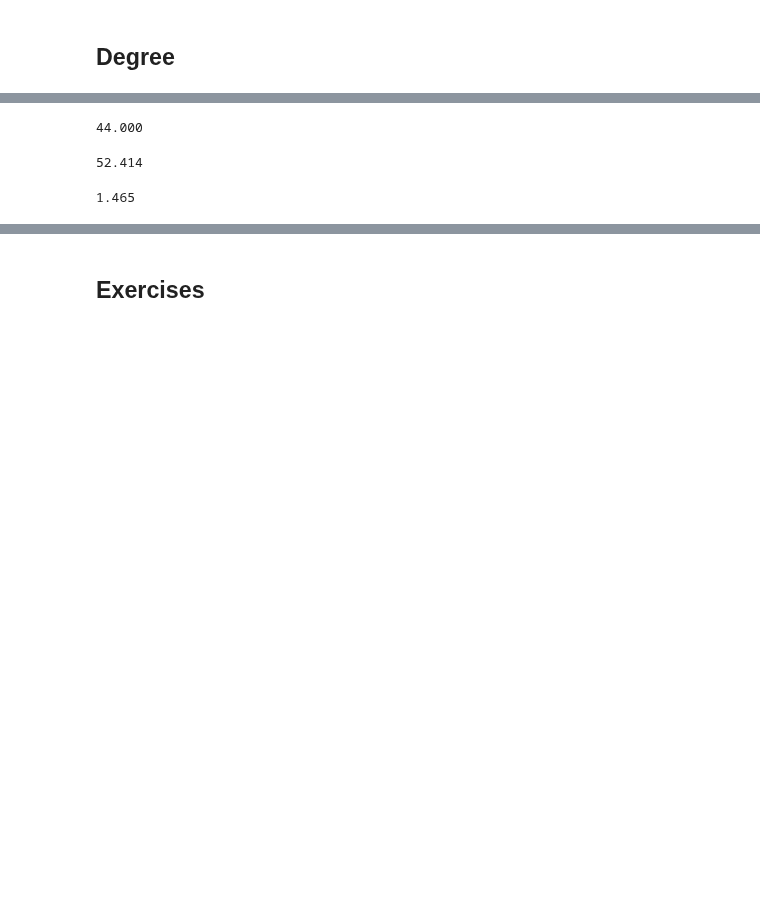
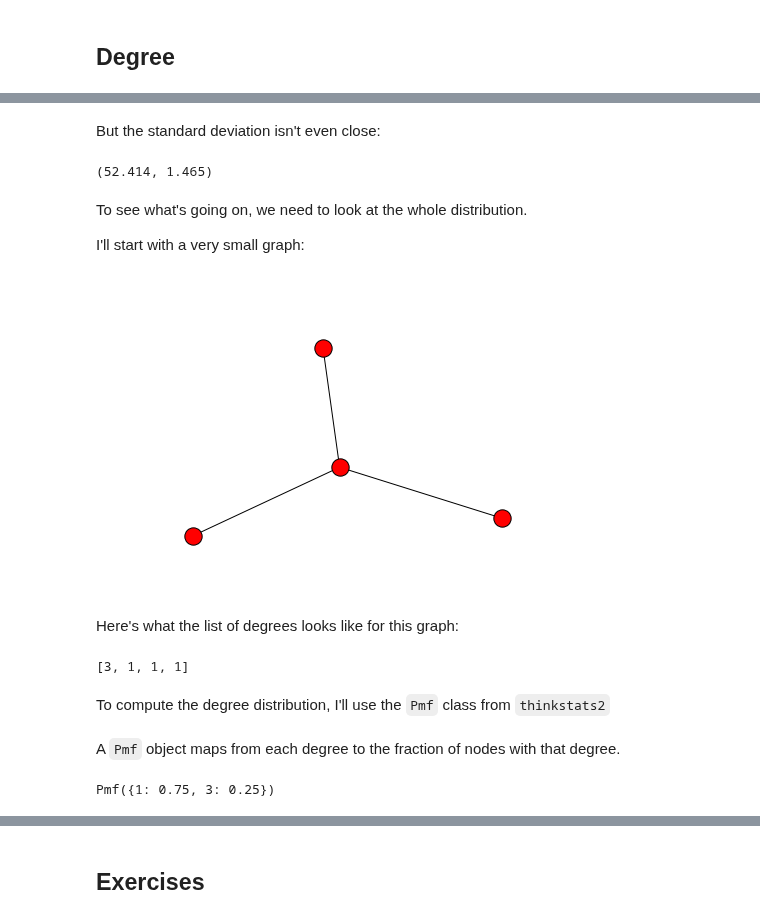
Before and after one commit to AllenDowney/ThinkComplexity2, a Jupyter notebook: code/chap04.ipynb, the cells around one changed output, grey strips where cells are left out. Cells and saved outputs as stored; diff of their text form; code cells hidden in the pictures; blank space fills up the shorter version.

```diff
--- a/code/chap04.ipynb
+++ b/code/chap04.ipynb
@@ -152,14 +175,34 @@ np.mean(degrees(fb))
+# %% [markdown]
+But the standard deviation isn't even close:
 # %%
-np.mean(degrees(ws))
+np.std(degrees(fb)), np.std(degrees(ws))
 # %% [output]
-44.000
+(52.414, 1.465)
-# %%
-np.std(degrees(fb))
-# %% [output]
-52.414
-# %%
-np.std(degrees(ws))
-# %% [output]
-1.465
+# %% [markdown]
+To see what's going on, we need to look at the whole distribution.
+
+I'll start with a very small graph:
+# %%
+G = nx.Graph()
+G.add_edge(1, 0)
+G.add_edge(2, 0)
+G.add_edge(3, 0)
+nx.draw(G)
+# %% [output]
+[figure, added]
+# %% [markdown]
+Here's what the list of degrees looks like for this graph:
+# %%
+degrees(G)
+# %% [output]
+[3, 1, 1, 1]
+# %% [markdown]
+To compute the degree distribution, I'll use the `Pmf` class from `thinkstats2`
 # %%
 from thinkstats2 import Pmf
+# %% [markdown]
+A `Pmf` object maps from each degree to the fraction of nodes with that degree.
+# %%
+Pmf(degrees(G))
+# %% [output]
+Pmf({1: 0.75, 3: 0.25})
```
Also changed, not shown: parts of 172 cells of this notebook, 1 other file.
